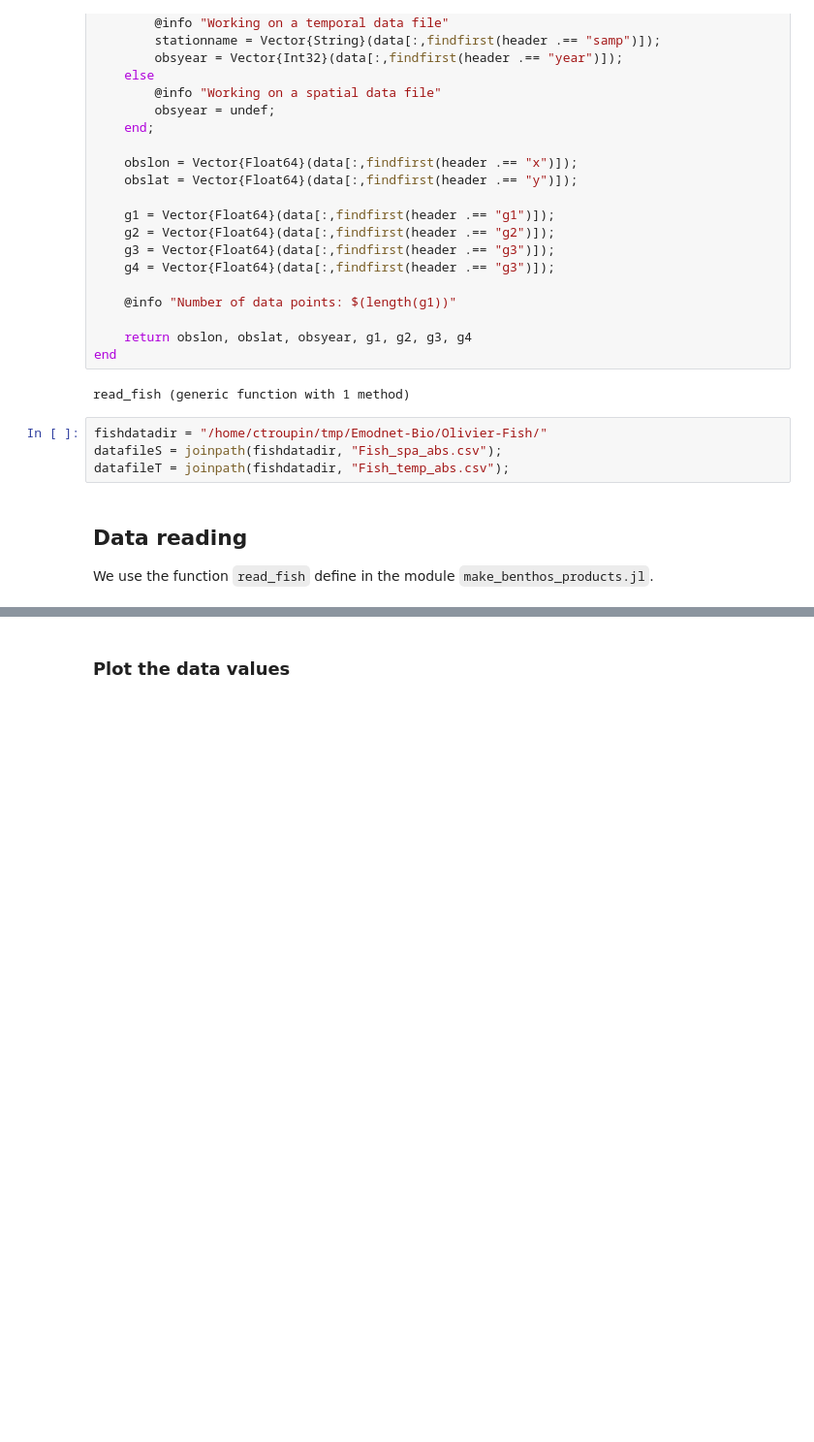
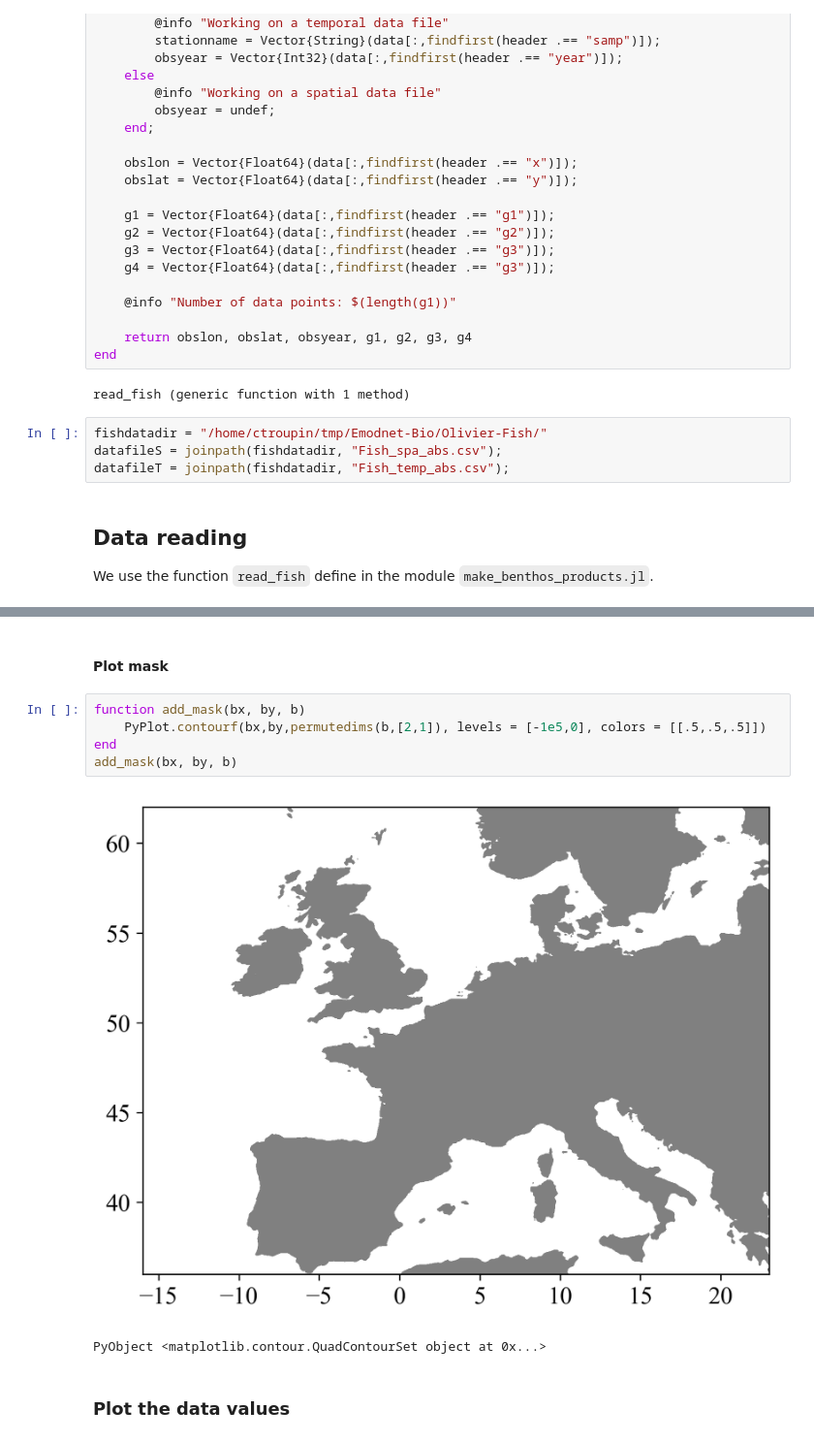
Before and after one commit to gher-uliege/DIVAndNN.jl, a Jupyter notebook: notebooks/make_fish_product.ipynb, the cells around one changed output, grey strips where cells are left out. Shown at 97% size. Saved outputs shown, nothing was run; the diff lists cells and outputs as text; blank space fills up the shorter version.

```diff
--- a/notebooks/make_fish_product.ipynb
+++ b/notebooks/make_fish_product.ipynb
@@ -72,3 +103,13 @@ We use the function `read_fish` define in the module `make_benthos_products.jl`.
+# %% [markdown]
+#### Plot mask
+# %%
+function add_mask(bx, by, b)
+    PyPlot.contourf(bx,by,permutedims(b,[2,1]), levels = [-1e5,0], colors = [[.5,.5,.5]])
+end
+add_mask(bx, by, b)
+# %% [output]
+[figure, added]
+PyObject <matplotlib.contour.QuadContourSet object at 0x...>
 # %% [markdown]
 ### Plot the data values
 # %%
```
Also changed, not shown: parts of 20 cells of this notebook.
